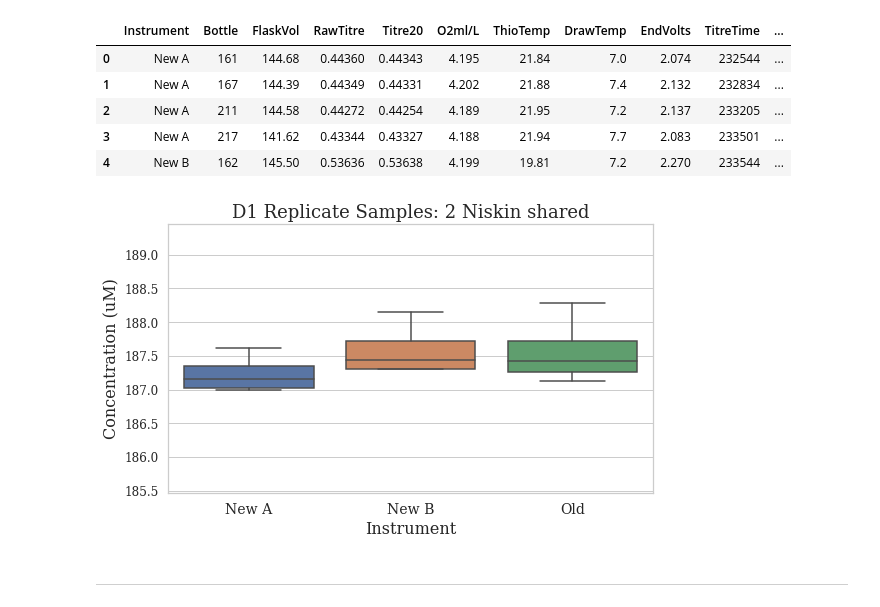
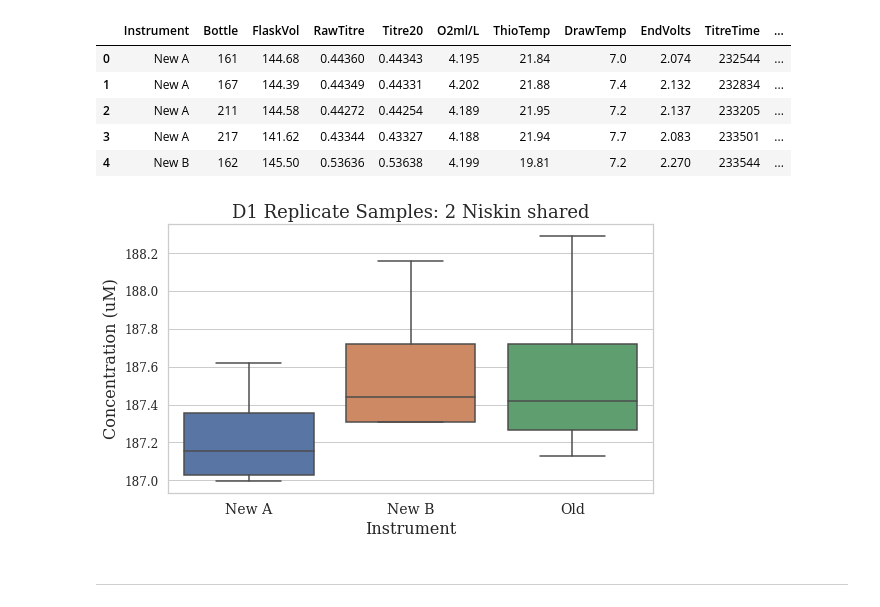
Before and after one commit to kendall-s/do_commissioning, a Jupyter notebook: code/DO_Commissioning.ipynb, the cells around one changed output. Saved outputs shown, nothing was run; the diff lists cells and outputs as text; code cells hidden in the pictures.

```diff
--- a/code/DO_Commissioning.ipynb
+++ b/code/DO_Commissioning.ipynb
@@ -98,21 +133,21 @@ deep_reps_shared_df.head()
 # %%
 sns.boxplot(deep_reps_shared_df['Instrument'], deep_reps_shared_df['O2µmol/L'])
 
 plt.xlabel("Instrument", fontsize=16)
 plt.ylabel("Concentration (uM)", fontsize=16)
 plt.xticks(fontsize=14)
 plt.yticks(fontsize=12)
 plt.title('D1 Replicate Samples: 2 Niskin shared', fontsize=18)
 
 plt.tight_layout()
 
 # Comment or include next two lines if wanting to scale chart for all
-data_mean = deep_reps_shared_df['O2µmol/L'].mean()
-plt.ylim(data_mean-2, data_mean+2)
+#data_mean = deep_reps_shared_df['O2µmol/L'].mean()
+#plt.ylim(data_mean-2, data_mean+2)
 
 plt.savefig('replicate_deep_samples_1_shared.svg', format='svg')
 # %% [output]
-[figure, old version]
+[figure, new version]
 # %% [markdown]
 ---
 # %% [markdown]
```
Also changed, not shown: parts of 25 cells of this notebook, 8 other files.
